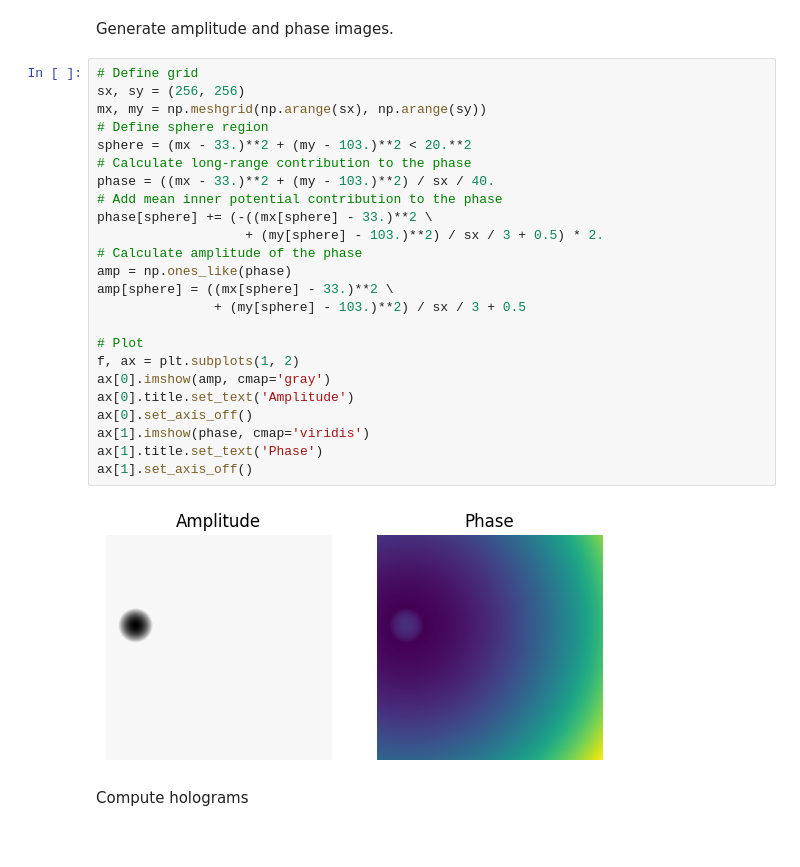
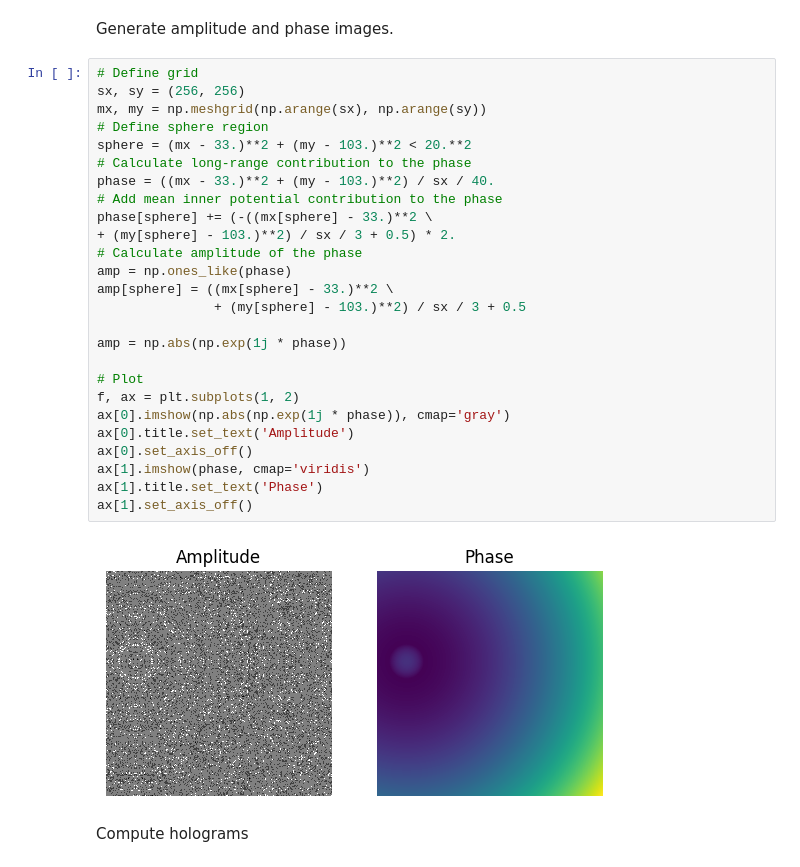
Before and after one commit to cttdev/holo, a Jupyter notebook: main.ipynb, the cells around one changed output. Saved outputs shown, nothing was run; the diff lists cells and outputs as text.

```diff
--- a/main.ipynb
+++ b/main.ipynb
@@ -20,29 +24,31 @@ Generate amplitude and phase images.
 # %%
 # Define grid
 sx, sy = (256, 256)
 mx, my = np.meshgrid(np.arange(sx), np.arange(sy))
 # Define sphere region
 sphere = (mx - 33.)**2 + (my - 103.)**2 < 20.**2
 # Calculate long-range contribution to the phase
 phase = ((mx - 33.)**2 + (my - 103.)**2) / sx / 40.
 # Add mean inner potential contribution to the phase
 phase[sphere] += (-((mx[sphere] - 33.)**2 \
-                   + (my[sphere] - 103.)**2) / sx / 3 + 0.5) * 2.
++ (my[sphere] - 103.)**2) / sx / 3 + 0.5) * 2.
 # Calculate amplitude of the phase
 amp = np.ones_like(phase)
 amp[sphere] = ((mx[sphere] - 33.)**2 \
                + (my[sphere] - 103.)**2) / sx / 3 + 0.5
 
+amp = np.abs(np.exp(1j * phase))
+
 # Plot
 f, ax = plt.subplots(1, 2)
-ax[0].imshow(amp, cmap='gray')
+ax[0].imshow(np.abs(np.exp(1j * phase)), cmap='gray')
 ax[0].title.set_text('Amplitude')
 ax[0].set_axis_off()
 ax[1].imshow(phase, cmap='viridis')
 ax[1].title.set_text('Phase')
 ax[1].set_axis_off()
 # %% [output]
-[figure, old version]
+[figure, new version]
 # %% [markdown]
 Compute holograms
 # %%
```
Also changed, not shown: parts of 6 cells of this notebook, 2 other files.
